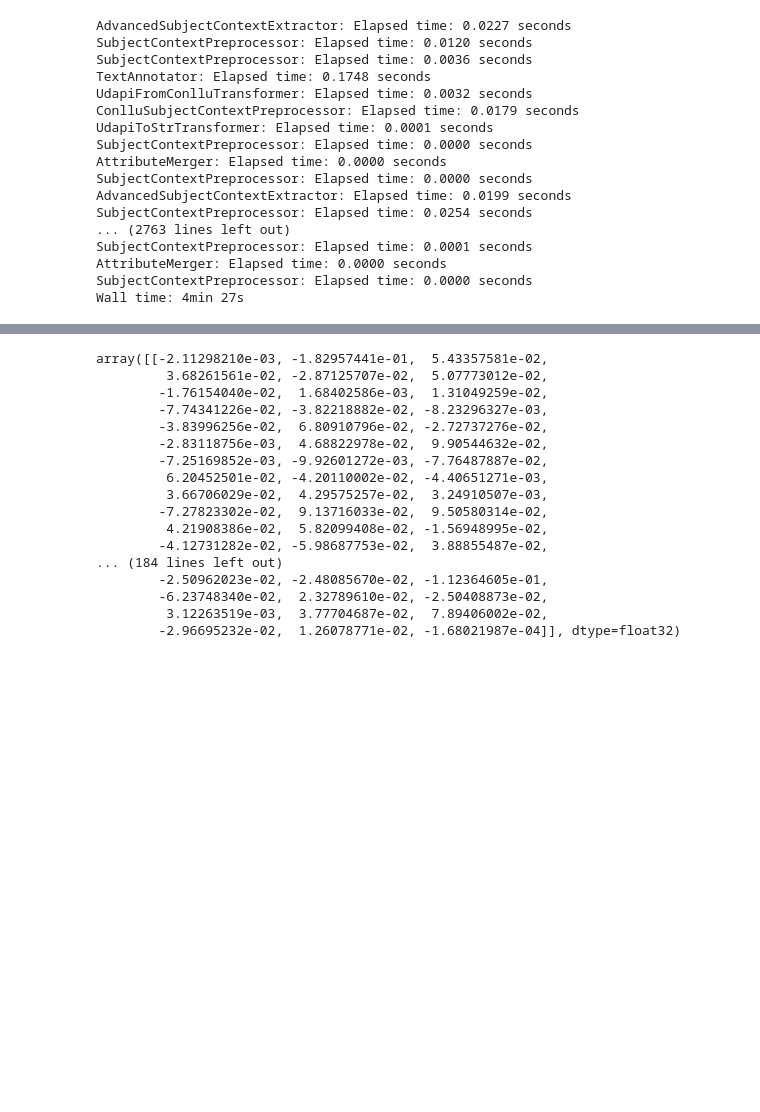
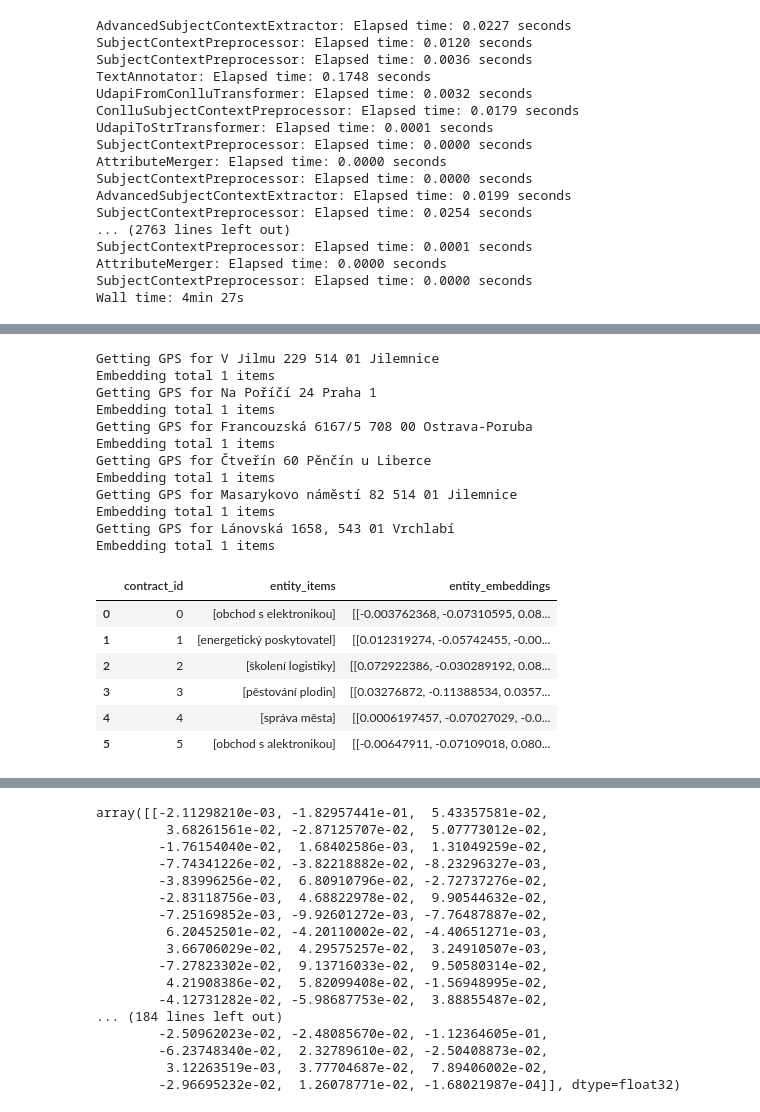
Before and after one commit to opendatalabcz/public-contract-recommendation, a Jupyter notebook: research/src/recommender_research.ipynb, the cells around one changed output, grey strips where cells are left out. Saved outputs shown, nothing was run; the diff lists cells and outputs as text; code cells hidden in the pictures; blank space fills up the shorter version.

```diff
--- a/research/src/recommender_research.ipynb
+++ b/research/src/recommender_research.ipynb
@@ -890,3 +632,30 @@ Embedding total 1 items
 | 3 | 3 | Čtveřín 60 Pěnčín u Liberce | (50.5907967629, 15.102488997) | [jablka, hrušky] | [[0.042488422, -0.07491765, 0.049... |
 | 4 | 4 | Masarykovo náměstí 82 514 01 Jile... | (50.6089454106, 15.5059879975) | [stavba školy] | [[0.07771003, -0.08573899, 0.0913... |
 | 5 | 5 | Lánovská 1658, 543 01 Vrchlabí | (50.6207364452, 15.6231454345) | [početní technika] | [[-0.010320026, -0.015345275, 0.0... |
+# %%
+interests = [['obchod s elektronikou'], ['energetický poskytovatel'], ['školení logistiky'], ['pěstování plodin'], ['správa města'],['obchod s alektronikou']]
+addresses = ['V Jilmu 229 514 01 Jilemnice', 'Na Poříčí 24 Praha 1', 'Francouzská 6167/5 708 00 Ostrava-Poruba','Čtveřín 60 Pěnčín u Liberce', 'Masarykovo náměstí 82 514 01 Jilemnice', 'Lánovská 1658, 543 01 Vrchlabí']
+cs = [upfac.create(addr, intr) for addr, intr in zip(addresses, interests)]
+contract_items = [{'contract_id':i, 'entity_items':c.interest_items, 'entity_embeddings':c.embeddings} for i,c in enumerate(cs)]
+df_contract_items2 = pandas.DataFrame(contract_items)
+df_contract_items2
+# %% [output]
+Getting GPS for V Jilmu 229 514 01 Jilemnice
+Embedding total 1 items
+Getting GPS for Na Poříčí 24 Praha 1
+Embedding total 1 items
+Getting GPS for Francouzská 6167/5 708 00 Ostrava-Poruba
+Embedding total 1 items
+Getting GPS for Čtveřín 60 Pěnčín u Liberce
+Embedding total 1 items
+Getting GPS for Masarykovo náměstí 82 514 01 Jilemnice
+Embedding total 1 items
+Getting GPS for Lánovská 1658, 543 01 Vrchlabí
+Embedding total 1 items
+|  | contract_id | entity_items | entity_embeddings |
+| 0 | 0 | [obchod s elektronikou] | [[-0.003762368, -0.07310595, 0.08... |
+| 1 | 1 | [energetický poskytovatel] | [[0.012319274, -0.05742455, -0.00... |
+| 2 | 2 | [školení logistiky] | [[0.072922386, -0.030289192, 0.08... |
+| 3 | 3 | [pěstování plodin] | [[0.03276872, -0.11388534, 0.0357... |
+| 4 | 4 | [správa města] | [[0.0006197457, -0.07027029, -0.0... |
+| 5 | 5 | [obchod s alektronikou] | [[-0.00647911, -0.07109018, 0.080... |
```
Also changed, not shown: parts of 32 cells of this notebook, 10 other files.
